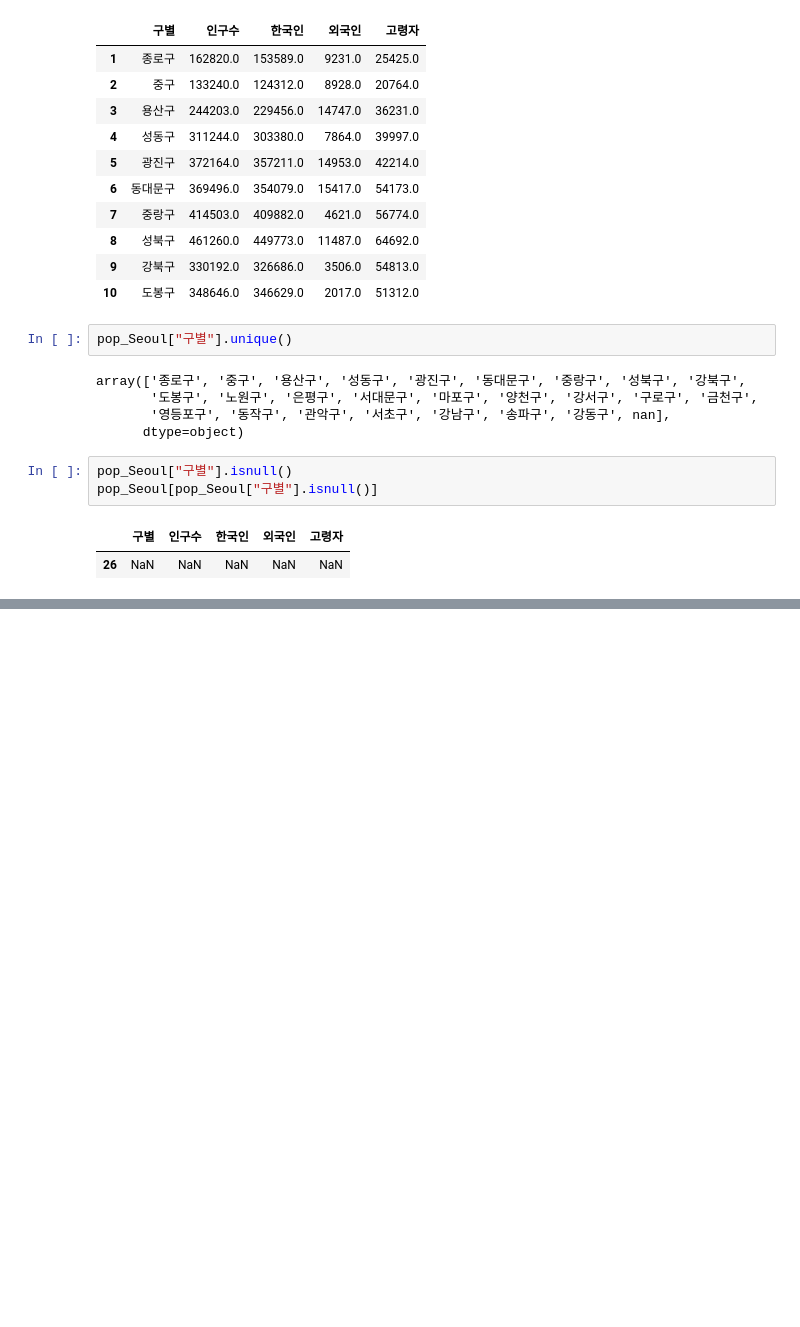
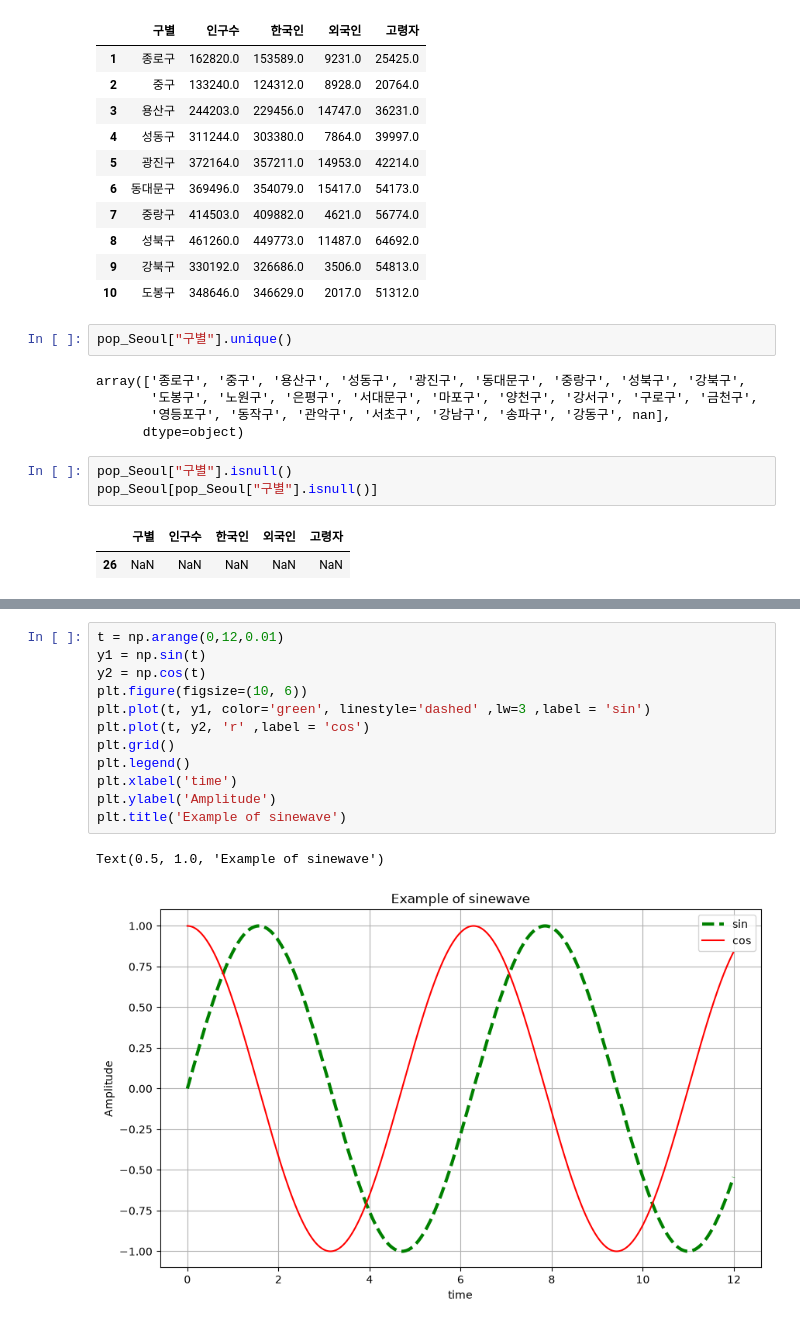
Before and after one commit to taehyun1372/LearnPython, a Jupyter notebook: Python_Data/01_CCTV/main.ipynb, the cells around one changed output, grey strips where cells are left out. Cells and saved outputs as stored; diff of their text form; blank space fills up the shorter version.

```diff
--- a/Python_Data/01_CCTV/main.ipynb
+++ b/Python_Data/01_CCTV/main.ipynb
@@ -329,0 +712,15 @@ pop_Seoul.drop([26], inplace=True)
+# %%
+t = np.arange(0,12,0.01)
+y1 = np.sin(t)
+y2 = np.cos(t)
+plt.figure(figsize=(10, 6))
+plt.plot(t, y1, color='green', linestyle='dashed' ,lw=3 ,label = 'sin')
+plt.plot(t, y2, 'r' ,label = 'cos')
+plt.grid()
+plt.legend()
+plt.xlabel('time')
+plt.ylabel('Amplitude')
+plt.title('Example of sinewave')
+# %% [output]
+Text(0.5, 1.0, 'Example of sinewave')
+[figure, added]
```
Also changed, not shown: parts of 60 cells of this notebook, 7 other files.
